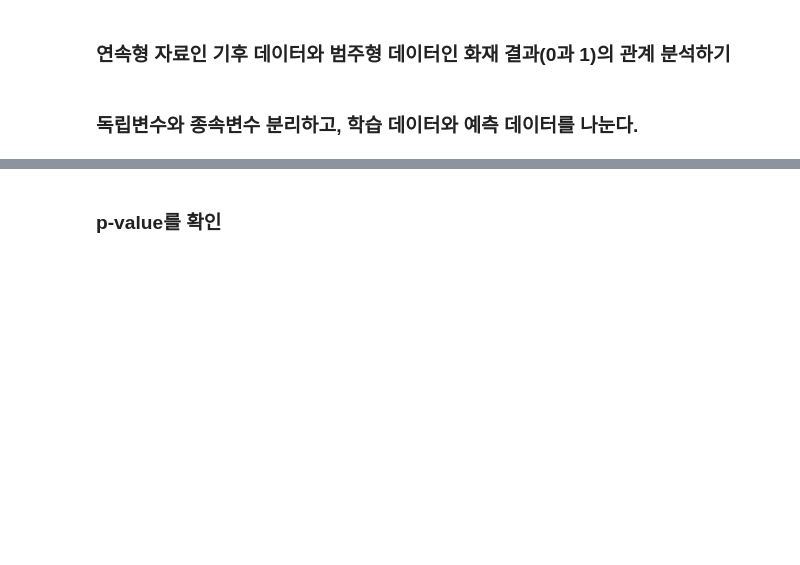
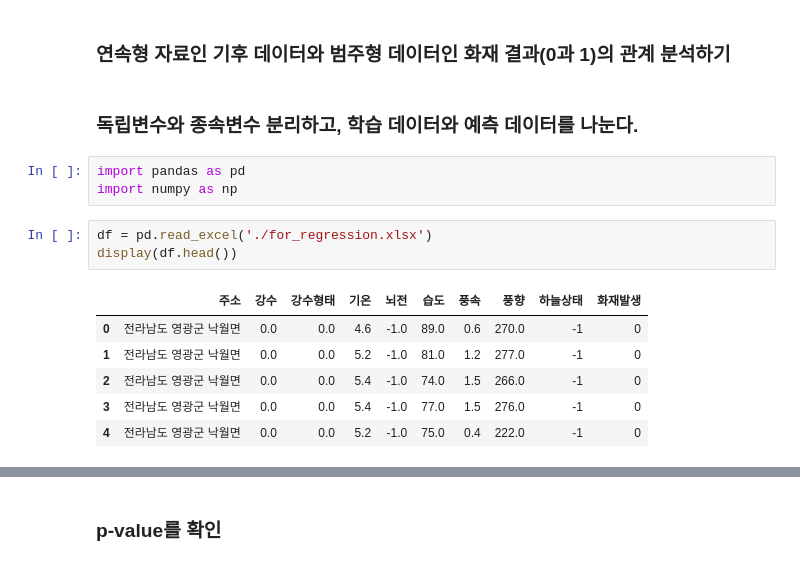
Before and after one commit to JuheePak/Convergence_project, a Jupyter notebook: src/logistic_regression.ipynb, the cells around one changed output, grey strips where cells are left out. Saved outputs shown, nothing was run; the diff lists cells and outputs as text; blank space fills up the shorter version.

```diff
--- a/src/logistic_regression.ipynb
+++ b/src/logistic_regression.ipynb
@@ -4,3 +4,16 @@
 ### 연속형 자료인 기후 데이터와 범주형 데이터인 화재 결과(0과 1)의 관계 분석하기
 # %% [markdown]
 ### 독립변수와 종속변수 분리하고, 학습 데이터와 예측 데이터를 나눈다.
+# %%
+import pandas as pd
+import numpy as np
+# %%
+df = pd.read_excel('./for_regression.xlsx')
+display(df.head())
+# %% [output]
+|  | 주소 | 강수 | 강수형태 | 기온 | 뇌전 | 습도 | 풍속 | 풍향 | 하늘상태 | 화재발생 |
+| 0 | 전라남도 영광군 낙월면 | 0.0 | 0.0 | 4.6 | -1.0 | 89.0 | 0.6 | 270.0 | -1 | 0 |
+| 1 | 전라남도 영광군 낙월면 | 0.0 | 0.0 | 5.2 | -1.0 | 81.0 | 1.2 | 277.0 | -1 | 0 |
+| 2 | 전라남도 영광군 낙월면 | 0.0 | 0.0 | 5.4 | -1.0 | 74.0 | 1.5 | 266.0 | -1 | 0 |
+| 3 | 전라남도 영광군 낙월면 | 0.0 | 0.0 | 5.4 | -1.0 | 77.0 | 1.5 | 276.0 | -1 | 0 |
+| 4 | 전라남도 영광군 낙월면 | 0.0 | 0.0 | 5.2 | -1.0 | 75.0 | 0.4 | 222.0 | -1 | 0 |
```
Also changed, not shown: parts of 12 cells of this notebook, 1 other file.
